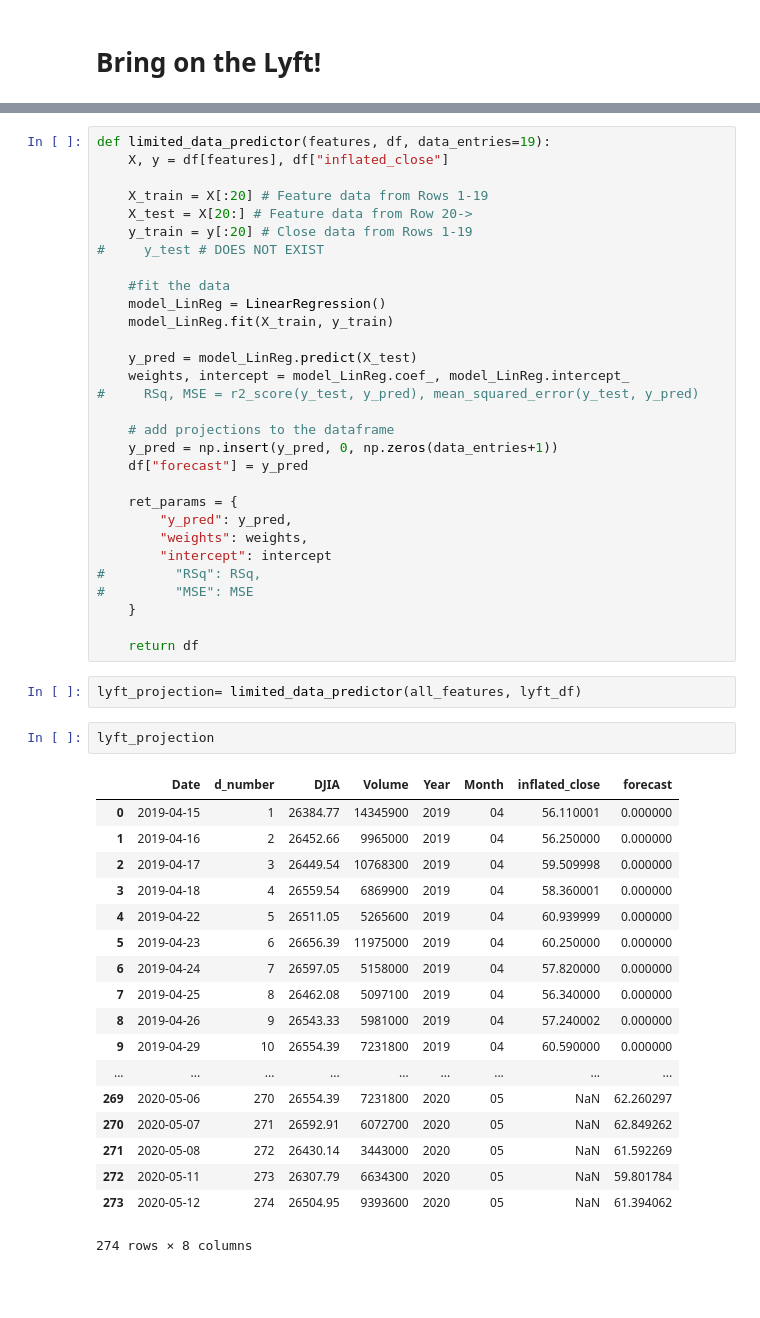
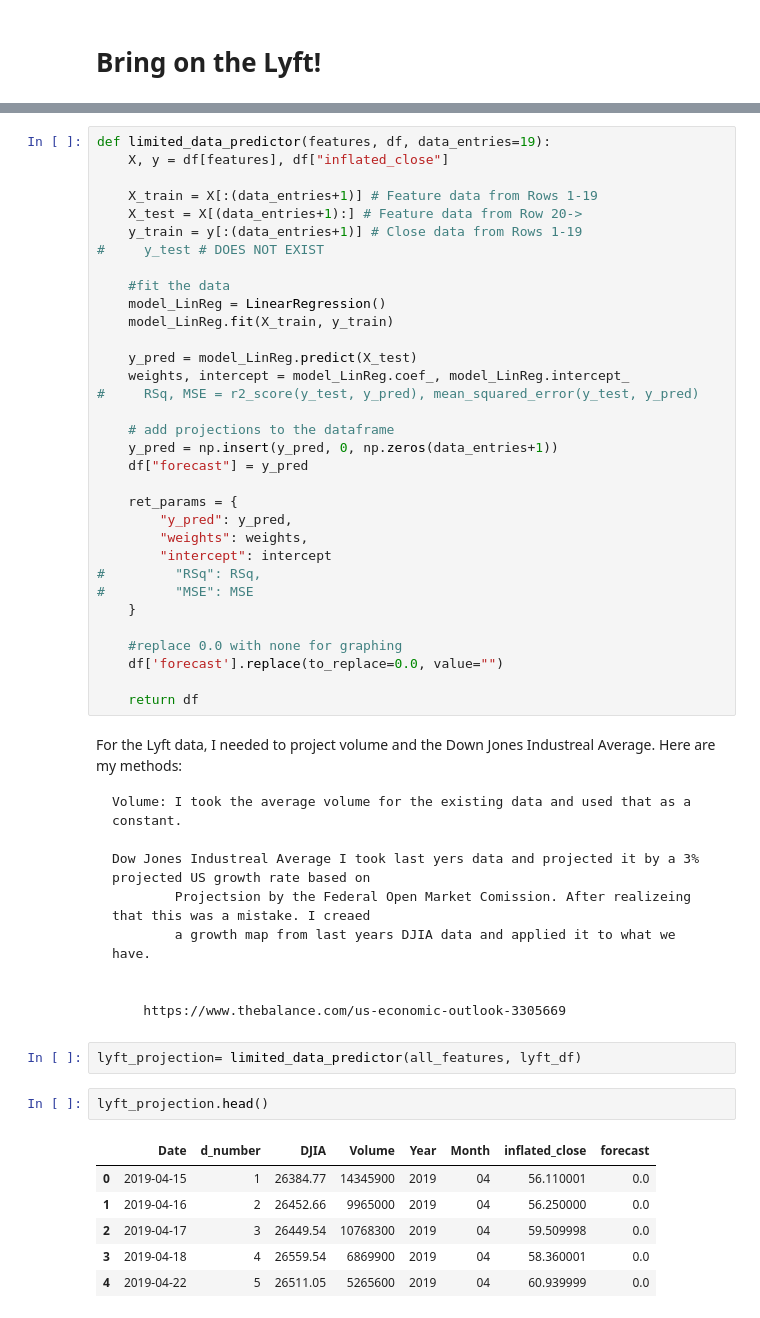
Before and after one commit to capt-alien/Lyft_stock_project, a Jupyter notebook: Lyft_project.ipynb, the cells around one changed output, grey strips where cells are left out. Saved outputs shown, nothing was run; the diff lists cells and outputs as text; blank space fills up the shorter version.

Commit message:
finished project

```diff
--- a/Lyft_project.ipynb
+++ b/Lyft_project.ipynb
@@ -432,9 +461,9 @@ lyft_df.tail()
 def limited_data_predictor(features, df, data_entries=19):
     X, y = df[features], df["inflated_close"]
 
-    X_train = X[:20] # Feature data from Rows 1-19
-    X_test = X[20:] # Feature data from Row 20->
-    y_train = y[:20] # Close data from Rows 1-19
+    X_train = X[:(data_entries+1)] # Feature data from Rows 1-19
+    X_test = X[(data_entries+1):] # Feature data from Row 20->
+    y_train = y[:(data_entries+1)] # Close data from Rows 1-19
 #     y_test # DOES NOT EXIST
 
     #fit the data
@@ -457,27 +486,29 @@ def limited_data_predictor(features, df, data_entries=19):
 #         "MSE": MSE
     }
 
+    #replace 0.0 with none for graphing
+    df['forecast'].replace(to_replace=0.0, value="")
+
     return df
+# %% [markdown]
+For the Lyft data, I needed to project volume and the Down Jones Industreal Average. Here are my methods:
+
+    Volume: I took the average volume for the existing data and used that as a constant.
+
+    Dow Jones Industreal Average I took last yers data and projected it by a 3% projected US growth rate based on
+            Projectsion by the Federal Open Market Comission. After realizeing that this was a mistake. I creaed
+            a growth map from last years DJIA data and applied it to what we have.
+
+
+        https://www.thebalance.com/us-economic-outlook-3305669
 # %%
 lyft_projection= limited_data_predictor(all_features, lyft_df)
 # %%
-lyft_projection
+lyft_projection.head()
 # %% [output]
 |  | Date | d_number | DJIA | Volume | Year | Month | inflated_close | forecast |
-| 0 | 2019-04-15 | 1 | 26384.77 | 14345900 | 2019 | 04 | 56.110001 | 0.000000 |
-| 1 | 2019-04-16 | 2 | 26452.66 | 9965000 | 2019 | 04 | 56.250000 | 0.000000 |
-| 2 | 2019-04-17 | 3 | 26449.54 | 10768300 | 2019 | 04 | 59.509998 | 0.000000 |
-| 3 | 2019-04-18 | 4 | 26559.54 | 6869900 | 2019 | 04 | 58.360001 | 0.000000 |
-| 4 | 2019-04-22 | 5 | 26511.05 | 5265600 | 2019 | 04 | 60.939999 | 0.000000 |
-| 5 | 2019-04-23 | 6 | 26656.39 | 11975000 | 2019 | 04 | 60.250000 | 0.000000 |
-| 6 | 2019-04-24 | 7 | 26597.05 | 5158000 | 2019 | 04 | 57.820000 | 0.000000 |
-| 7 | 2019-04-25 | 8 | 26462.08 | 5097100 | 2019 | 04 | 56.340000 | 0.000000 |
-| 8 | 2019-04-26 | 9 | 26543.33 | 5981000 | 2019 | 04 | 57.240002 | 0.000000 |
-| 9 | 2019-04-29 | 10 | 26554.39 | 7231800 | 2019 | 04 | 60.590000 | 0.000000 |
-| ... | ... | ... | ... | ... | ... | ... | ... | ... |
-| 269 | 2020-05-06 | 270 | 26554.39 | 7231800 | 2020 | 05 | NaN | 62.260297 |
-| 270 | 2020-05-07 | 271 | 26592.91 | 6072700 | 2020 | 05 | NaN | 62.849262 |
-| 271 | 2020-05-08 | 272 | 26430.14 | 3443000 | 2020 | 05 | NaN | 61.592269 |
-| 272 | 2020-05-11 | 273 | 26307.79 | 6634300 | 2020 | 05 | NaN | 59.801784 |
-| 273 | 2020-05-12 | 274 | 26504.95 | 9393600 | 2020 | 05 | NaN | 61.394062 |
+| 0 | 2019-04-15 | 1 | 26384.77 | 14345900 | 2019 | 04 | 56.110001 | 0.0 |
+| 1 | 2019-04-16 | 2 | 26452.66 | 9965000 | 2019 | 04 | 56.250000 | 0.0 |
+| 2 | 2019-04-17 | 3 | 26449.54 | 10768300 | 2019 | 04 | 59.509998 | 0.0 |
+| 3 | 2019-04-18 | 4 | 26559.54 | 6869900 | 2019 | 04 | 58.360001 | 0.0 |
+| 4 | 2019-04-22 | 5 | 26511.05 | 5265600 | 2019 | 04 | 60.939999 | 0.0 |
-274 rows × 8 columns
```
Also changed, not shown: parts of 49 cells of this notebook, 1 other file.
